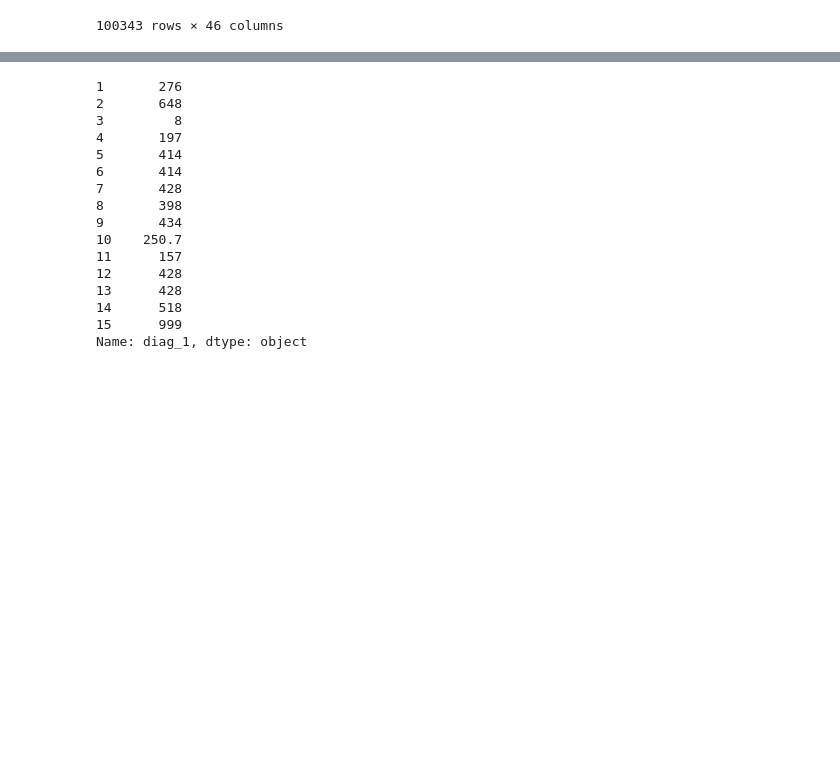
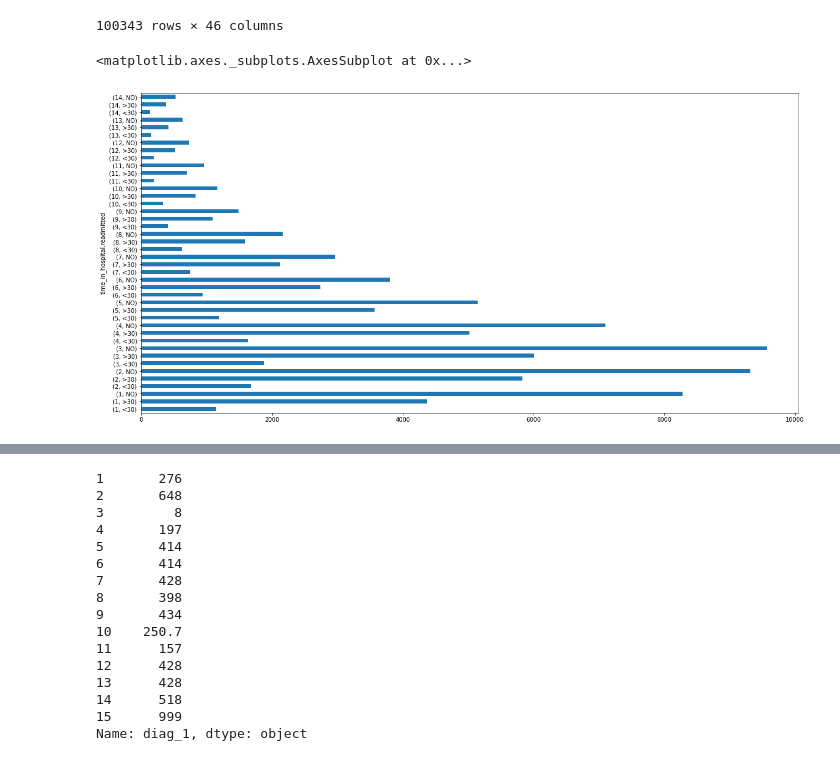
Before and after one commit to MaiaNgo/ds-project-01, a Jupyter notebook: maia/cleaning_data_and_visualization.ipynb, the cells around one changed output, grey strips where cells are left out. Drawn from its saved outputs; the diff is of its cells as text; code cells hidden in the pictures; blank space fills up the shorter version.

```diff
--- a/maia/cleaning_data_and_visualization.ipynb
+++ b/maia/cleaning_data_and_visualization.ipynb
@@ -284,7 +284,10 @@ df
 | 101765 | 443867222 | 175429310 | Caucasian | Male | 80 | 1 | 1 | ... |
 100343 rows × 46 columns
 # %%
-#df.groupby(['time_in_hospital','readmitted'])['readmitted'].count().plot(kind='barh',figsize = (20,10))
+df.groupby(['time_in_hospital','readmitted'])['readmitted'].count().plot(kind='barh',figsize = (20,10))
+# %% [output]
+<matplotlib.axes._subplots.AxesSubplot at 0x...>
+[figure, added]
 # %%
 indexes_to_drop1 = list(df[df["race"] == "?"].index)
 indexes_to_drop2 = list(df[df["diag_1"] == '?'].index)
```
Also changed, not shown: parts of 7 cells of this notebook.
